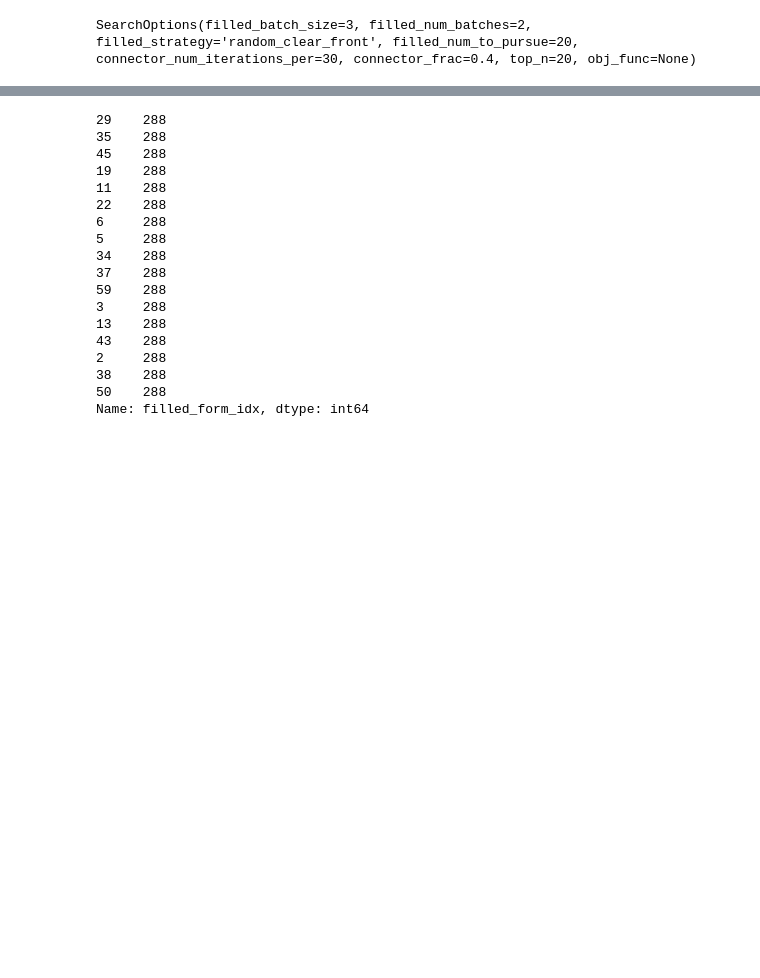
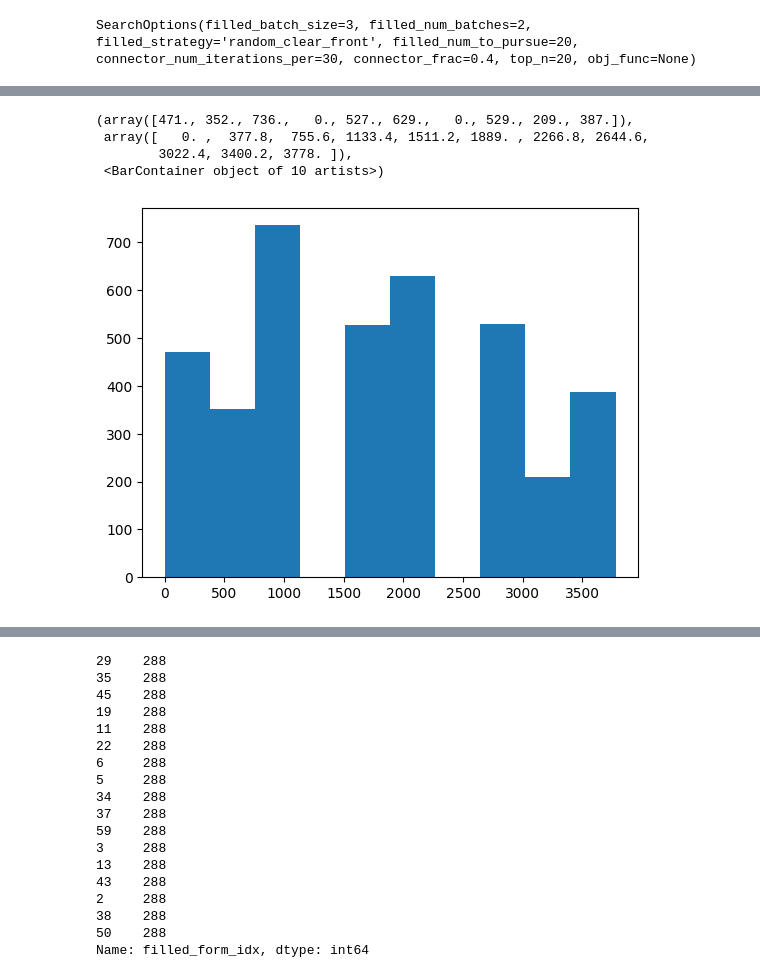
Before and after one commit to pfrstg/voxart, a Jupyter notebook: notebooks/dev.ipynb, the cells around one changed output, grey strips where cells are left out. Cells and saved outputs as stored; diff of their text form; code cells hidden in the pictures; blank space fills up the shorter version.

```diff
--- a/notebooks/dev.ipynb
+++ b/notebooks/dev.ipynb
@@ -2033,0 +2055,8 @@ plt.hist(df_all["objective_value"])
+# %%
+plt.hist(df_all["objective_value_rank"])
+# %% [output]
+(array([471., 352., 736.,   0., 527., 629.,   0., 529., 209., 387.]),
+ array([   0. ,  377.8,  755.6, 1133.4, 1511.2, 1889. , 2266.8, 2644.6,
+        3022.4, 3400.2, 3778. ]),
+ <BarContainer object of 10 artists>)
+[figure, added]
```
Also changed, not shown: parts of 13 cells of this notebook, 1 other file.
